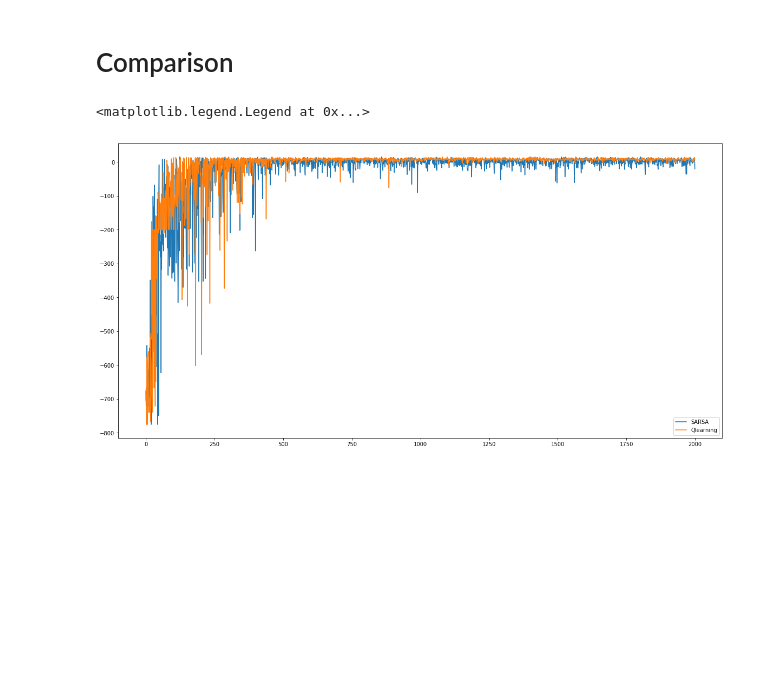
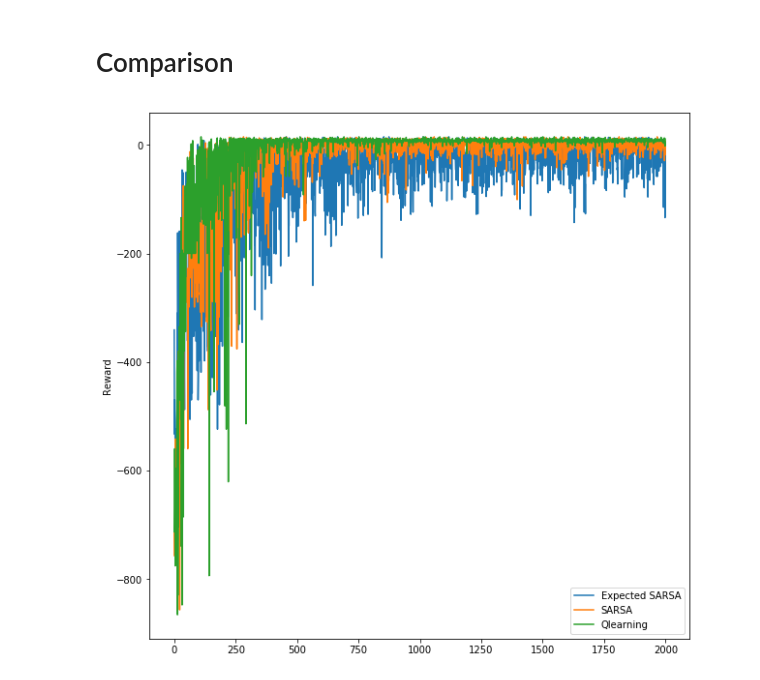
Before and after one commit to vaibkumr/RL_from_scratch, a Jupyter notebook: model_independent/Qlearning-Sarsa-Comparison.ipynb, the cells around one changed output. Saved outputs shown, nothing was run; the diff lists cells and outputs as text; code cells hidden in the pictures; blank space fills up the shorter version.

```diff
--- a/model_independent/Qlearning-Sarsa-Comparison.ipynb
+++ b/model_independent/Qlearning-Sarsa-Comparison.ipynb
@@ -53,7 +55,10 @@ epsilon = 0.9
 episodes = 2000
 max_steps = 2500
 n_tests = 20
+start = time.time()
 sarsa_timestep_reward = sarsa(alpha, gamma, epsilon, episodes, max_steps, n_tests)
+end = time.time()
+stime = end - start
 # %% [output]
 Episode: 0
 Episode: 1
@@ -79,0 +87,11 @@ plt.plot(sarsa_timestep_reward)
+# %%
+alpha = 0.4
+gamma = 0.999
+epsilon = 0.9
+episodes = 2000
+max_steps = 2500
+n_tests = 20
+start = time.time()
+e_sarsa_timestep_reward = expected_sarsa(alpha, gamma, epsilon, episodes, max_steps, n_tests)
+end = time.time()
+etime = end - start
@@ -80,10 +121,12 @@ plt.plot(sarsa_timestep_reward)
 # %% [markdown]
 # Comparison
 # %%
-plt.figure(figsize=(20,10))
+plt.figure(figsize=(10,10))
+plt.plot(e_sarsa_timestep_reward)
 plt.plot(sarsa_timestep_reward)
 plt.plot(q_timestep_reward)
-plt.legend(["SARSA", "Qlearning"])
+plt.ylabel('Reward')
+plt.legend(["Expected SARSA", "SARSA", "Qlearning"])
+plt.show()
 # %% [output]
-<matplotlib.legend.Legend at 0x...>
-[figure, old version]
+[figure, new version]
```
Also changed, not shown: parts of 8 cells of this notebook.
